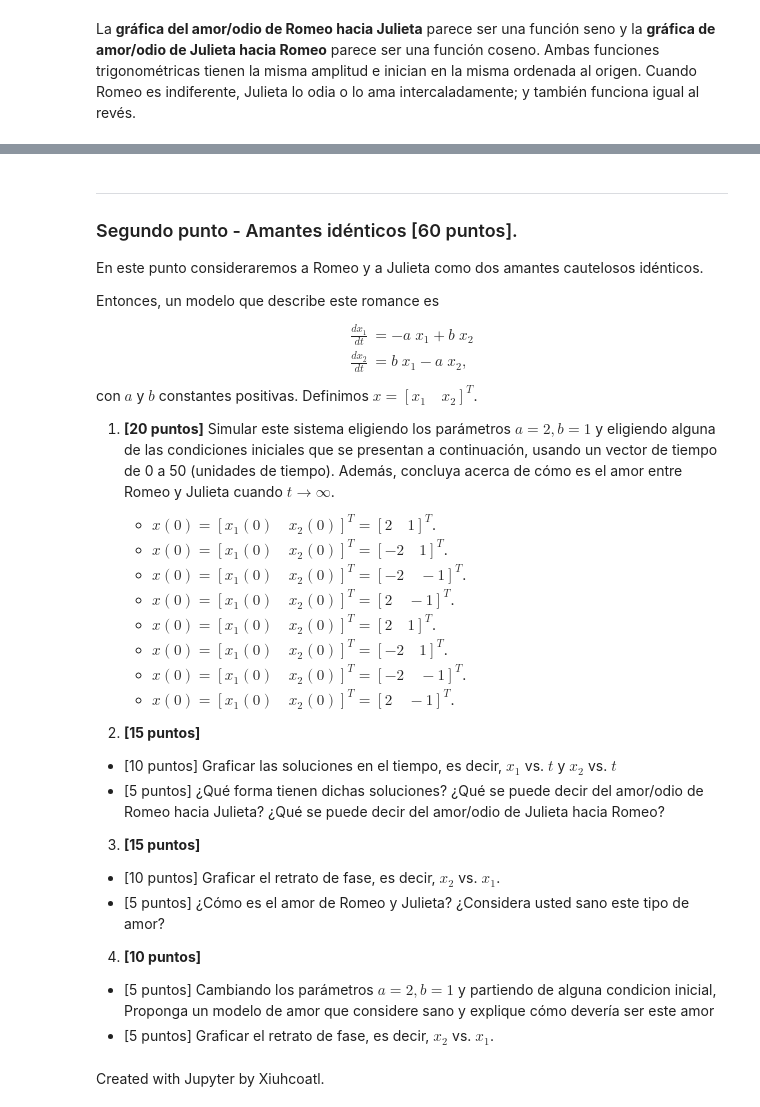
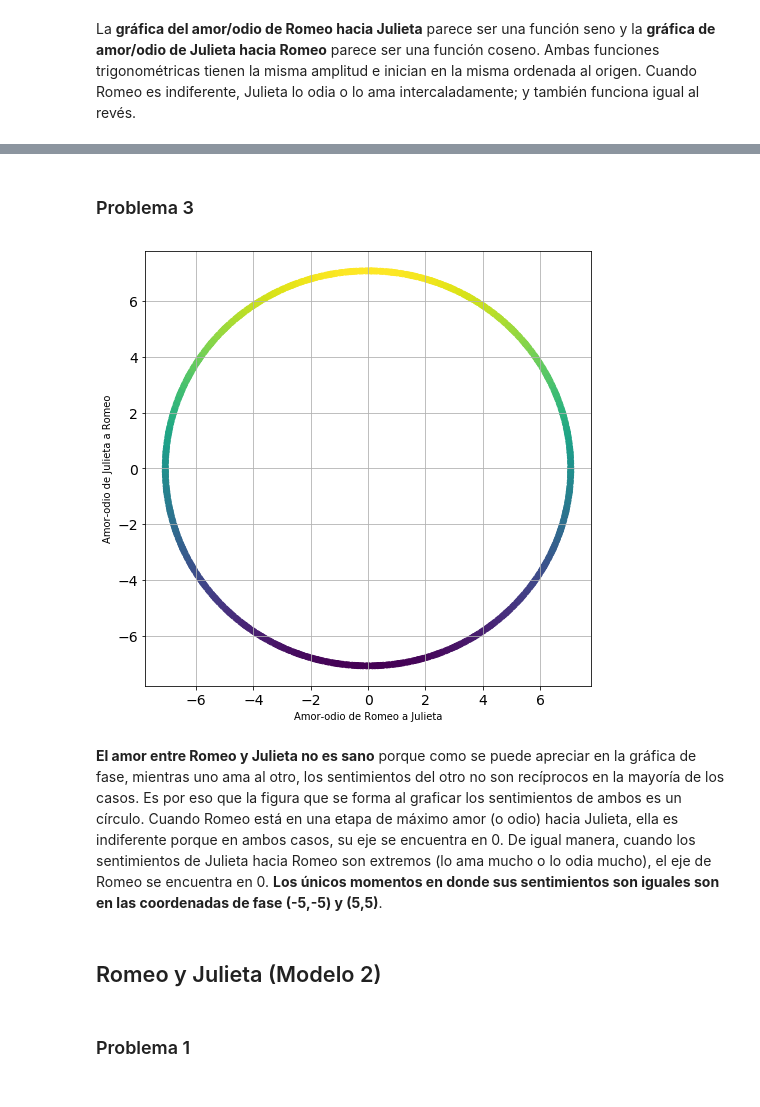
Before and after one commit to Miriam1999/Examen-3, a Jupyter notebook: Examen 3.ipynb, the cells around one changed output, grey strips where cells are left out. Saved outputs shown, nothing was run; the diff lists cells and outputs as text; code cells hidden in the pictures.

Commit message:
Creo que ya está bien

```diff
--- a/Examen 3.ipynb
+++ b/Examen 3.ipynb
@@ -69,46 +60,18 @@ Por ejemplo, si $a>0$ y $b>0$, podríamos llamar a Romeo un "amante apasionado".
-# %% [markdown]
-___
-### Segundo punto - Amantes idénticos [60 puntos].
-En este punto consideraremos a Romeo y a Julieta como dos amantes cautelosos idénticos.
-
-Entonces, un modelo que describe este romance es
-\begin{align}
-\frac{dx_1}{dt}&=-a\;x_1+b\;x_2\\
-\frac{dx_2}{dt}&=b\;x_1-a\;x_2,
-\end{align}
-con $a$ y $b$ constantes positivas. Definimos $x=\left[x_1\quad x_2\right]^T$.
-
-1. **[20 puntos]** Simular este sistema eligiendo los parámetros $a=2,b=1$ y eligiendo alguna de las condiciones iniciales que se presentan a continuación, usando un vector de tiempo de 0 a 50 (unidades de tiempo). Además, concluya acerca de cómo es el amor entre Romeo y Julieta cuando $t\to\infty$.
-
-    - $x(0)=\left[x_1(0)\quad x_2(0)\right]^T=\left[2\quad 1\right]^T$.
-    - $x(0)=\left[x_1(0)\quad x_2(0)\right]^T=\left[-2\quad 1\right]^T$.
-    - $x(0)=\left[x_1(0)\quad x_2(0)\right]^T=\left[-2\quad -1\right]^T$.
-    - $x(0)=\left[x_1(0)\quad x_2(0)\right]^T=\left[2\quad -1\right]^T$.
-    - $x(0)=\left[x_1(0)\quad x_2(0)\right]^T=\left[2\quad 1\right]^T$.
-    - $x(0)=\left[x_1(0)\quad x_2(0)\right]^T=\left[-2\quad 1\right]^T$.
-    - $x(0)=\left[x_1(0)\quad x_2(0)\right]^T=\left[-2\quad -1\right]^T$.
-    - $x(0)=\left[x_1(0)\quad x_2(0)\right]^T=\left[2\quad -1\right]^T$.
-
-2. **[15 puntos]**
- - [10 puntos] Graficar las soluciones en el tiempo, es decir, $x_1$ vs. $t$ y $x_2$ vs. $t$
- - [5 puntos] ¿Qué forma tienen dichas soluciones? ¿Qué se puede decir del amor/odio de Romeo hacia Julieta? ¿Qué se puede decir del amor/odio de Julieta hacia Romeo?
-3. **[15 puntos]**
- - [10 puntos] Graficar el retrato de fase, es decir, $x_2$ vs. $x_1$.
- - [5 puntos] ¿Cómo es el amor de Romeo y Julieta? ¿Considera usted sano este tipo de amor?
-4. **[10 puntos]**
- - [5 puntos] Cambiando los parámetros $a=2,b=1$ y partiendo de alguna condicion inicial, Proponga un modelo de amor que considere sano y explique cómo devería ser este amor
- - [5 puntos] Graficar el retrato de fase, es decir, $x_2$ vs. $x_1$.
-# %% [markdown]
-<script>
-  $(document).ready(function(){
-    $('div.prompt').hide();
-    $('div.back-to-top').hide();
-    $('nav#menubar').hide();
-    $('.breadcrumb').hide();
-    $('.hidden-print').hide();
-  });
-</script>
-
-<footer id="attribution" style="float:right; color:#808080; background:#fff;">
-Created with Jupyter by Xiuhcoatl.
-</footer>
+# %% [markdown]
+### Problema 3
+# %%
+w0=np.sqrt(1/1)
+plt.figure(figsize=(8,8))
+plt.scatter(y1,y2/w0,c=y2,cmap="viridis")
+plt.xlabel("Amor-odio de Romeo a Julieta")
+plt.ylabel("Amor-odio de Julieta a Romeo")
+plt.grid()
+plt.show()
+# %% [output]
+[figure, added]
+# %% [markdown]
+**El amor entre Romeo y Julieta no es sano** porque como se puede apreciar en la gráfica de fase, mientras uno ama al otro, los sentimientos del otro no son recíprocos en la mayoría de los casos. Es por eso que la figura que se forma al graficar los sentimientos de ambos es un círculo. Cuando Romeo está en una etapa de máximo amor (o odio) hacia Julieta, ella es indiferente porque en ambos casos, su eje se encuentra en 0. De igual manera, cuando los sentimientos de Julieta hacia Romeo son extremos (lo ama mucho o lo odia mucho), el eje de Romeo se encuentra en 0. **Los únicos momentos en donde sus sentimientos son iguales son en las coordenadas de fase (-5,-5) y (5,5)**.
+# %% [markdown]
+## Romeo y Julieta (Modelo 2)
+# %% [markdown]
+### Problema 1
```
Also changed, not shown: parts of 18 cells of this notebook.
